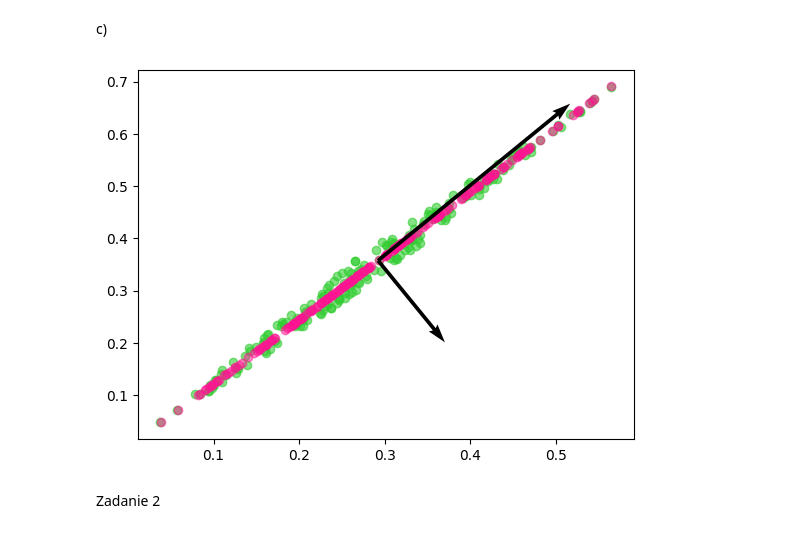
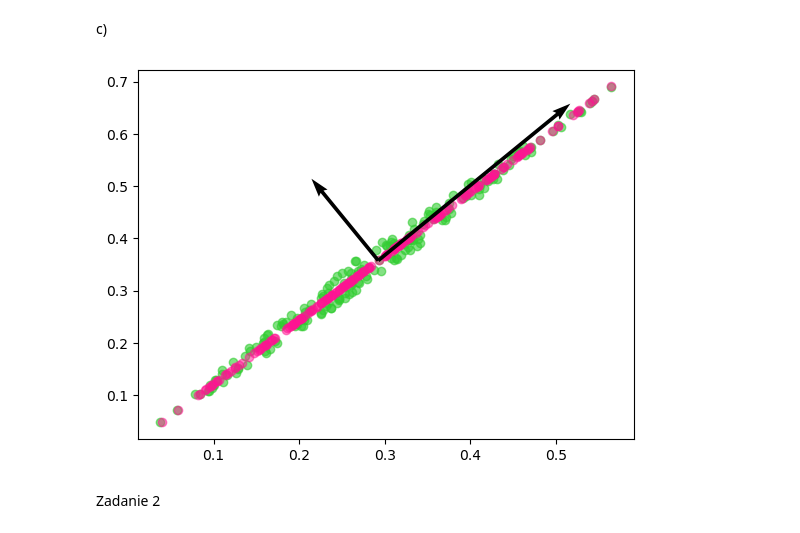
Before and after one commit to szvbvtk/Przetwarzanie_i_analiza_danych, a Jupyter notebook: lab_6.ipynb, the cells around one changed output. Drawn from its saved outputs; the diff is of its cells as text; code cells hidden in the pictures.

```diff
--- a/lab_6.ipynb
+++ b/lab_6.ipynb
@@ -47,28 +61,29 @@ def wiPCA_reconstruct(_x_reduced, _principal_components, _mean):
 # %%
-x_reduced, eigen_val, eigen_vec, principal_components = wiPCA(x, 1)
-# x_reduced, eigen_val, eigen_vec, principal_components = wiPCA(x, 2)
+x_reduced, eigen_val, eigen_vec, mean_vec = wiPCA(x, 1)
+# x_reduced, eigen_val, eigen_vec, mean_vec = wiPCA(x, 2)
 origin = [np.mean(x[:, 0]), np.mean(x[:, 1])]
 
-eig_vec1 = eigen_vec[0,:]
-eig_vec2 = eigen_vec[1,:]
+eig_vec2 = eigen_vec[1,0], eigen_vec[0,0]
+eig_vec1 = -eigen_vec[0,0], eigen_vec[1,0]
 plt.scatter(x[:, 0], x[:, 1], alpha=0.6, c='limegreen');
+# eig_vec1 = eigen_vec[0,:]
+# eig_vec2 = eigen_vec[1,:]
 
 x_mean = np.mean(x, axis=0)
-x_reconstructed = wiPCA_reconstruct(x_reduced, principal_components, x_mean)
+x_reconstructed = wiPCA_reconstruct(x_reduced, eigen_vec, x_mean)
 plt.scatter(x_reconstructed[:, 0], x_reconstructed[:, 1], alpha=0.5, c='deeppink')
 
 plt.quiver(*origin, *eig_vec1, color='k', scale_units='height', scale=3.5)
 plt.quiver(*origin, *eig_vec2, color='k', scale_units='width', scale=2);
-
 
 # do porównania
 # pca = PCA(n_components=1)
 # # pca = PCA(n_components=2)
 # X_reduced = pca.fit(x).transform(x)
 # X_reconstructed = pca.inverse_transform(X_reduced)
 # plt.scatter(X_reconstructed[:, 0], X_reconstructed[:, 1], alpha=0.3, c='chartreuse');
 # %% [output]
-[figure, old version]
+[figure, new version]
 # %% [markdown]
 Zadanie 2
 # %% [markdown]
```
Also changed, not shown: parts of 4 cells of this notebook.
